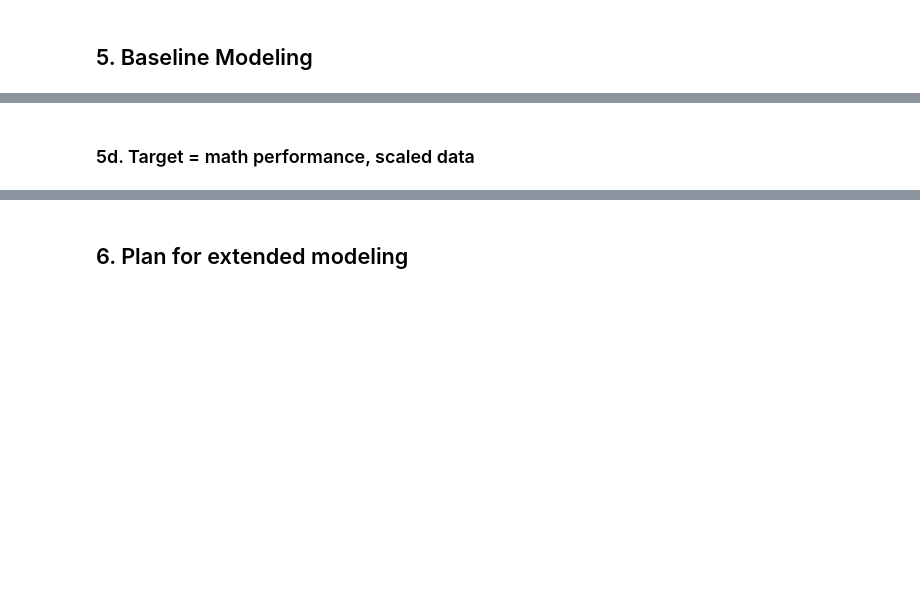
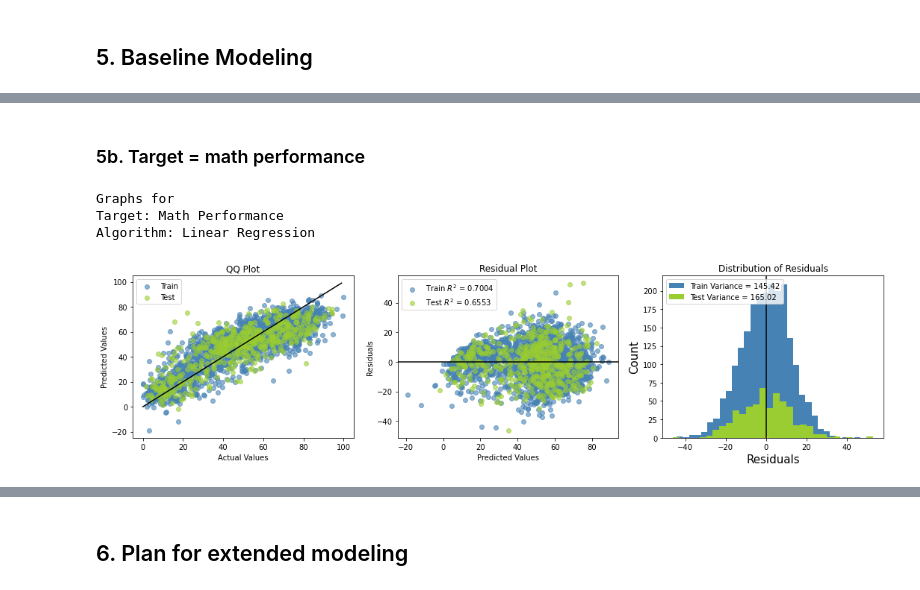
Before and after one commit to cchung106/Capstone-Three, a Jupyter notebook: Notebooks/03_preprocessing_baseline_modeling.ipynb, the cells around one changed output, grey strips where cells are left out. Drawn from its saved outputs; the diff is of its cells as text; code cells hidden in the pictures; blank space fills up the shorter version.

```diff
--- a/Notebooks/03_preprocessing_baseline_modeling.ipynb
+++ b/Notebooks/03_preprocessing_baseline_modeling.ipynb
@@ -436,13 +478,20 @@ add_metrics('Math', 'Unscaled', y_train_math, y_train_math_pred, y_test_math, y_
 # %% [markdown]
-### 5d. Target = math performance, scaled data
+### 5b. Target = math performance
 # %%
 # instantiate LinearRegression for math
-lr2_math = LinearRegression()
+lr_math = LinearRegression()
 
 #fit on training data for ELA
-lr2_math.fit(X_train_sc, y_train_math)
+lr_math.fit(X_train_sc, y_train_math)
 
 # predict on train set and test set
-y_train_math_pred2 = lr2_math.predict(X_train_sc)
-y_test_math_pred2 = lr2_math.predict(X_test_sc)
+y_train_math_pred = lr_math.predict(X_train_sc)
+y_test_math_pred = lr_math.predict(X_test_sc)
+# %%
+graph_residuals('Math', 'Linear Regression', y_train_math, y_train_math_pred, y_test_math, y_test_math_pred)
+# %% [output]
+Graphs for
+Target: Math Performance
+Algorithm: Linear Regression
+[figure, added]
 # %%
```
Also changed, not shown: parts of 28 cells of this notebook.
